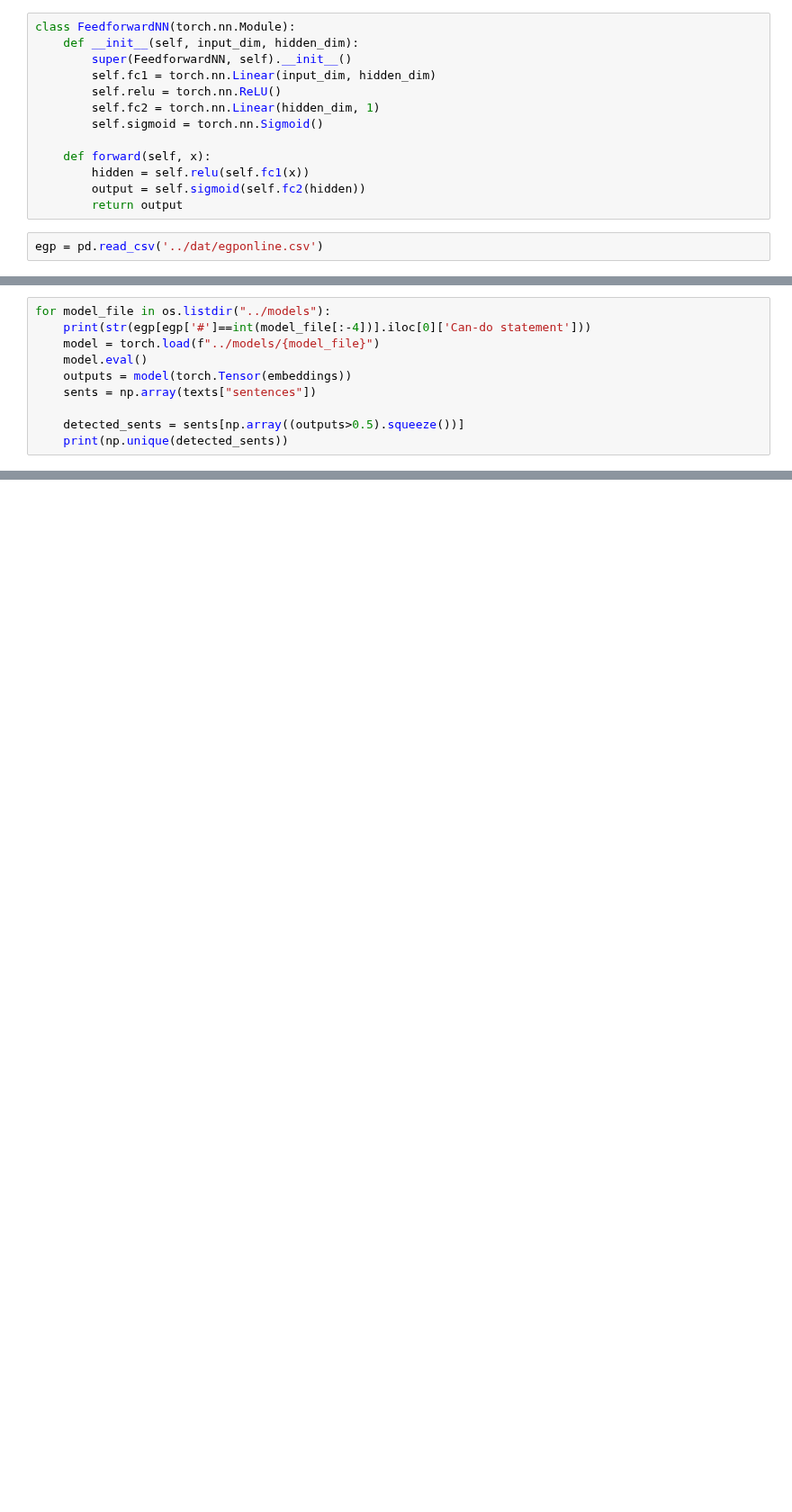
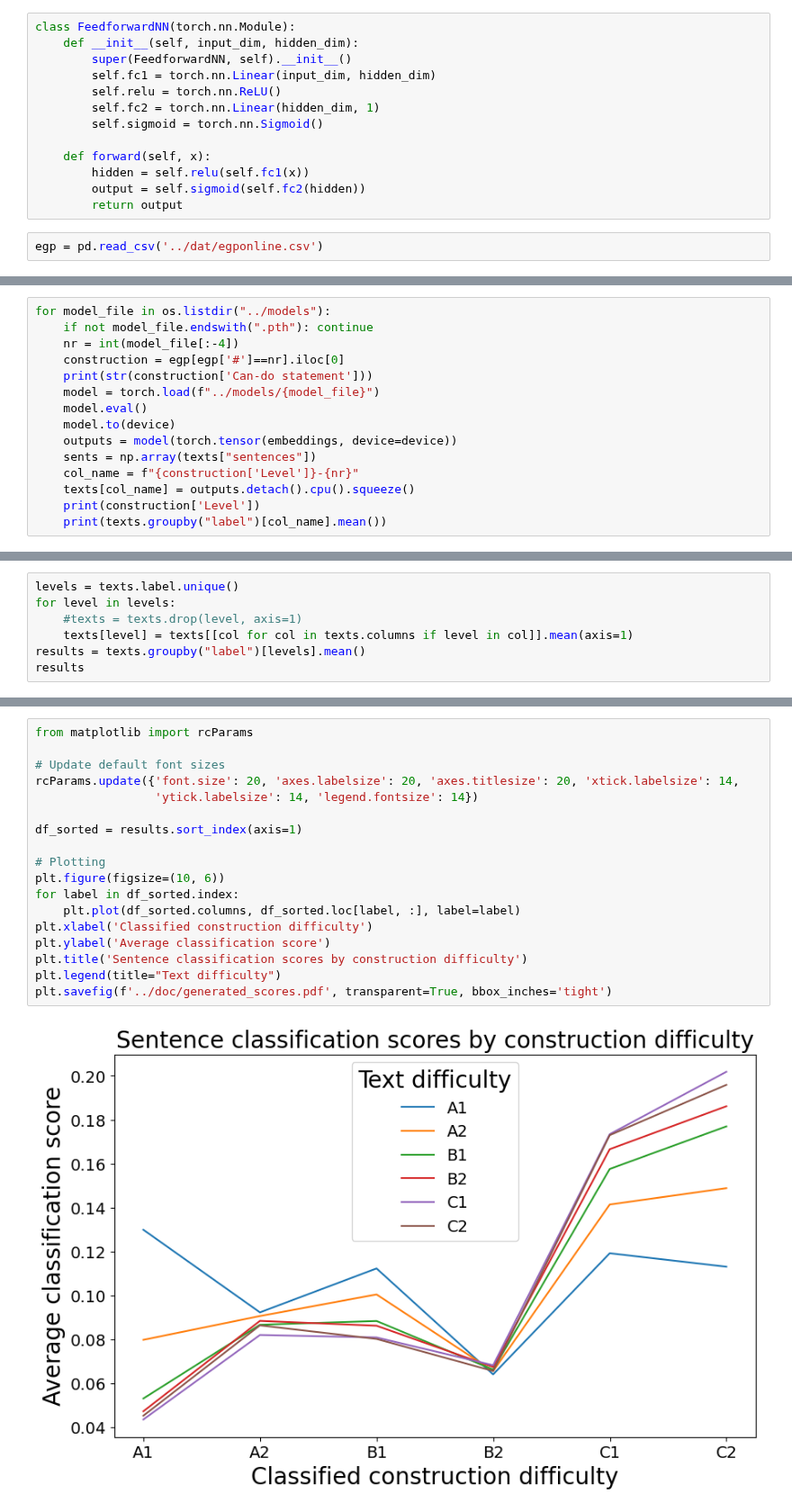
Before and after one commit to dominikglandorf/LLM-grammar, a Jupyter notebook: exp/009_text_classification.ipynb, the cells around one changed output, grey strips where cells are left out. Shown at 90% size. Saved outputs shown, nothing was run; the diff lists cells and outputs as text; blank space fills up the shorter version.

```diff
--- a/exp/009_text_classification.ipynb
+++ b/exp/009_text_classification.ipynb
@@ -57,11 +83,16 @@ egp = pd.read_csv('../dat/egponline.csv')
 # %%
 for model_file in os.listdir("../models"):
-    print(str(egp[egp['#']==int(model_file[:-4])].iloc[0]['Can-do statement']))
+    if not model_file.endswith(".pth"): continue
+    nr = int(model_file[:-4])
+    construction = egp[egp['#']==nr].iloc[0]
+    print(str(construction['Can-do statement']))
     model = torch.load(f"../models/{model_file}")
     model.eval()
-    outputs = model(torch.Tensor(embeddings))
+    model.to(device)
+    outputs = model(torch.tensor(embeddings, device=device))
     sents = np.array(texts["sentences"])
-
-    detected_sents = sents[np.array((outputs>0.5).squeeze())]
-    print(np.unique(detected_sents))
+    col_name = f"{construction['Level']}-{nr}"
+    texts[col_name] = outputs.detach().cpu().squeeze()
+    print(construction['Level'])
+    print(texts.groupby("label")[col_name].mean())
 # %% [output]
@@ -83,0 +128,7 @@ Can use 'anything' with post-modifiers to form complex noun phrases as subjects
+# %%
+levels = texts.label.unique()
+for level in levels:
+    #texts = texts.drop(level, axis=1)
+    texts[level] = texts[[col for col in texts.columns if level in col]].mean(axis=1)
+results = texts.groupby("label")[levels].mean()
+results
@@ -83,0 +144,20 @@ Can use 'anything' with post-modifiers to form complex noun phrases as subjects
+# %%
+from matplotlib import rcParams
+
+# Update default font sizes
+rcParams.update({'font.size': 20, 'axes.labelsize': 20, 'axes.titlesize': 20, 'xtick.labelsize': 14,
+                 'ytick.labelsize': 14, 'legend.fontsize': 14})
+
+df_sorted = results.sort_index(axis=1)
+
+# Plotting
+plt.figure(figsize=(10, 6))
+for label in df_sorted.index:
+    plt.plot(df_sorted.columns, df_sorted.loc[label, :], label=label)
+plt.xlabel('Classified construction difficulty')
+plt.ylabel('Average classification score')
+plt.title('Sentence classification scores by construction difficulty')
+plt.legend(title="Text difficulty")
+plt.savefig(f'../doc/generated_scores.pdf', transparent=True, bbox_inches='tight')
+# %% [output]
+[figure, added]
```
Also changed, not shown: parts of 11 cells of this notebook, 8 other files.
